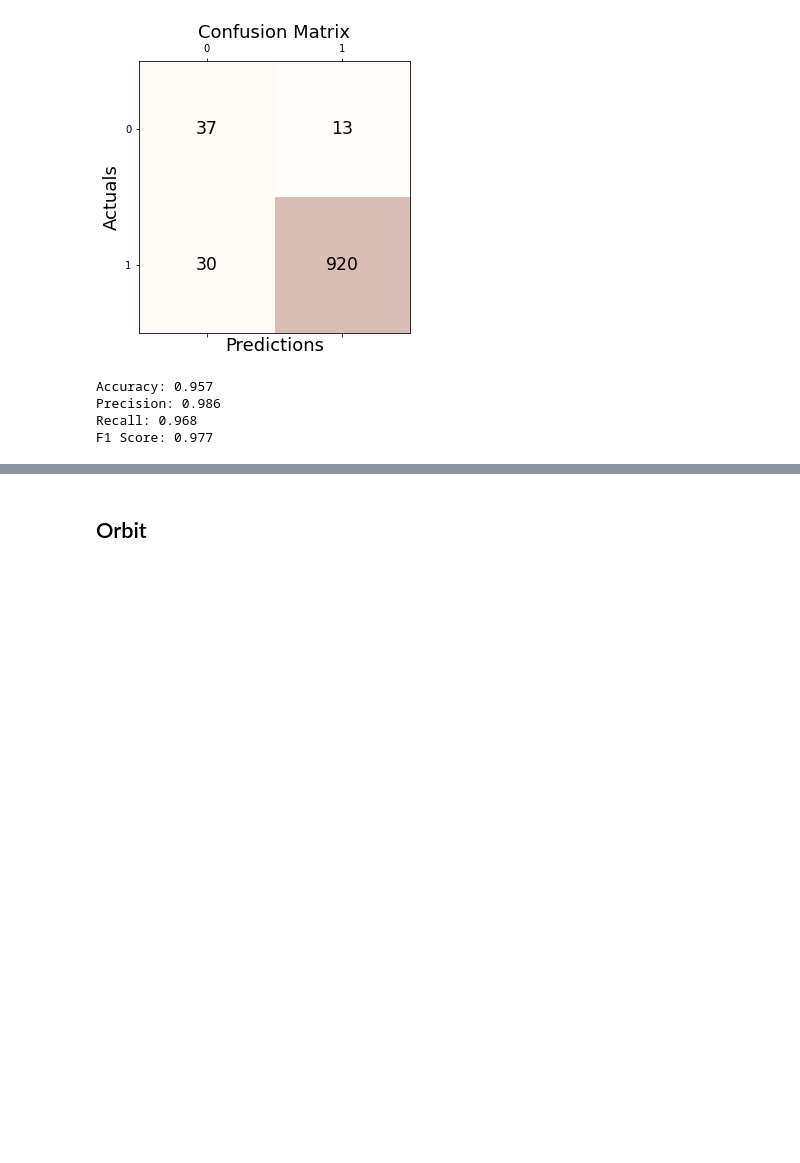
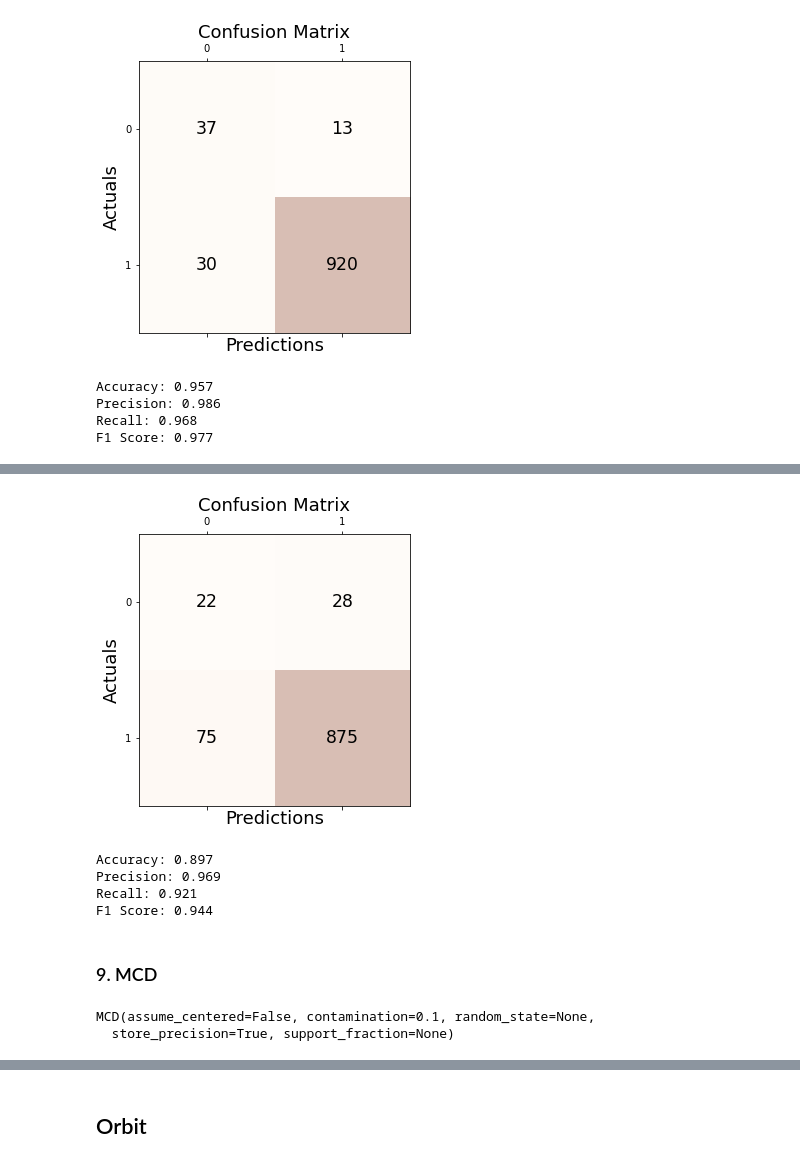
Before and after one commit to seoyeonc/ms, a Jupyter notebook: _notebooks/2022-11-04-comparison_study.ipynb, the cells around one changed output, grey strips where cells are left out. Saved outputs shown, nothing was run; the diff lists cells and outputs as text; code cells hidden in the pictures; blank space fills up the shorter version.

```diff
--- a/_notebooks/2022-11-04-comparison_study.ipynb
+++ b/_notebooks/2022-11-04-comparison_study.ipynb
@@ -484,0 +595,30 @@ F1 Score: 0.977
+# %%
+fig, ax = plt.subplots(figsize=(5, 5))
+ax.matshow(conf_matrix, cmap=plt.cm.Oranges, alpha=0.3)
+for i in range(conf_matrix.shape[0]):
+    for j in range(conf_matrix.shape[1]):
+        ax.text(x=j, y=i,s=conf_matrix[i, j], va='center', ha='center', size='xx-large')
+plt.xlabel('Predictions', fontsize=18)
+plt.ylabel('Actuals', fontsize=18)
+plt.title('Confusion Matrix', fontsize=18)
+plt.show()
+# %% [output]
+[figure, added]
+# %%
+print('Accuracy: %.3f' % accuracy_score(outlier_true_one, outlier_SO_GAAL_clf_one))
+print('Precision: %.3f' % precision_score(outlier_true_one, outlier_SO_GAAL_clf_one))
+print('Recall: %.3f' % recall_score(outlier_true_one, outlier_SO_GAAL_clf_one))
+print('F1 Score: %.3f' % f1_score(outlier_true_one, outlier_SO_GAAL_clf_one))
+# %% [output]
+Accuracy: 0.897
+Precision: 0.969
+Recall: 0.921
+F1 Score: 0.944
+# %% [markdown]
+### 9. MCD
+# %%
+MCD_clf = MCD()
+MCD_clf.fit(_df[['x', 'y']])
+# %% [output]
+MCD(assume_centered=False, contamination=0.1, random_state=None,
+  store_precision=True, support_fraction=None)
```
Also changed, not shown: parts of 115 cells of this notebook.
